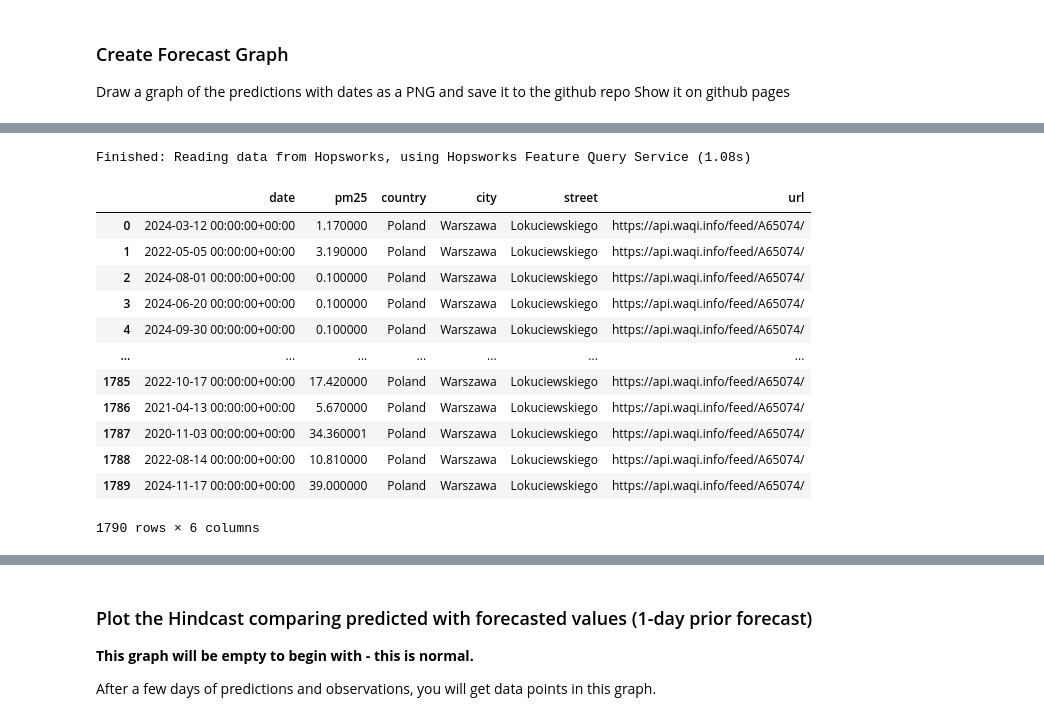
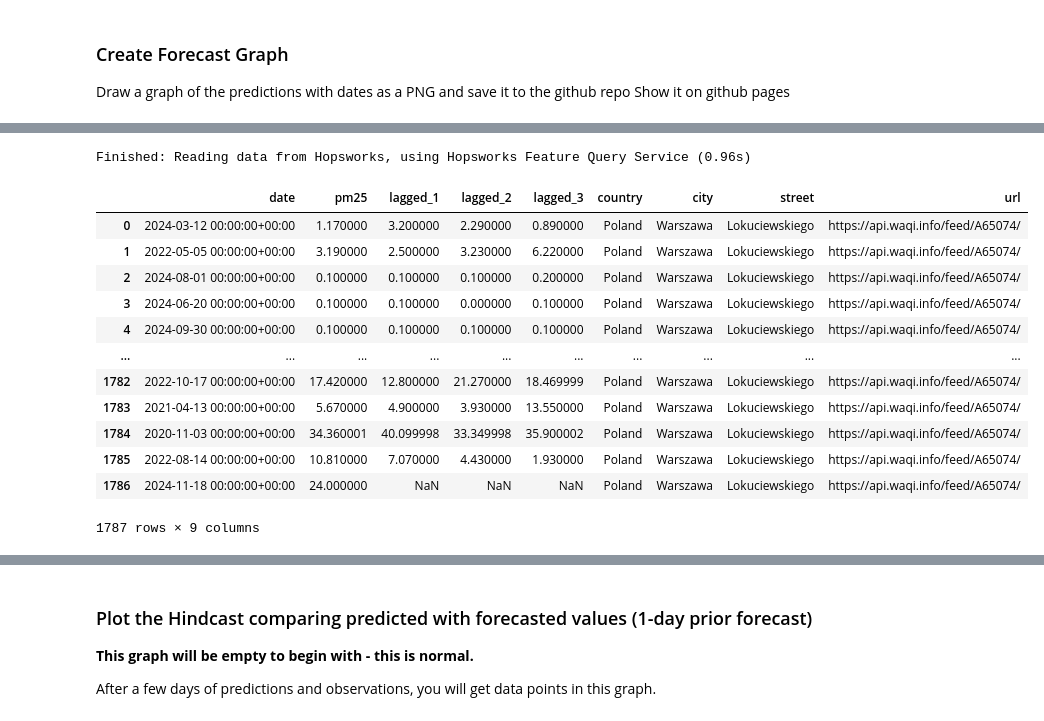
Before and after one commit to Braszczynski/mlfs-book-v2, a Jupyter notebook: notebooks/ch03/4_air_quality_batch_lagged_inference.ipynb, the cells around one changed output, grey strips where cells are left out. Drawn from its saved outputs; the diff is of its cells as text; code cells hidden in the pictures.

```diff
--- a/notebooks/ch03/4_air_quality_batch_lagged_inference.ipynb
+++ b/notebooks/ch03/4_air_quality_batch_lagged_inference.ipynb
@@ -225,25 +291,25 @@ Finished: Reading data from Hopsworks, using Hopsworks Feature Query Service (0.
 # %%
 air_quality_fg = fs.get_feature_group(
-    name='air_quality',
+    name='air_quality_lagged',
     version=1,
 )
 air_quality_df = air_quality_fg.read()
 air_quality_df
 # %% [output]
-Finished: Reading data from Hopsworks, using Hopsworks Feature Query Service (1.08s)
+Finished: Reading data from Hopsworks, using Hopsworks Feature Query Service (0.96s)
-|  | date | pm25 | country | city | street | url |
-| 0 | 2024-03-12 00:00:00+00:00 | 1.170000 | Poland | Warszawa | Lokuciewskiego | https://api.waqi.info/feed/A65074/ |
-| 1 | 2022-05-05 00:00:00+00:00 | 3.190000 | Poland | Warszawa | Lokuciewskiego | https://api.waqi.info/feed/A65074/ |
-| 2 | 2024-08-01 00:00:00+00:00 | 0.100000 | Poland | Warszawa | Lokuciewskiego | https://api.waqi.info/feed/A65074/ |
-| 3 | 2024-06-20 00:00:00+00:00 | 0.100000 | Poland | Warszawa | Lokuciewskiego | https://api.waqi.info/feed/A65074/ |
-| 4 | 2024-09-30 00:00:00+00:00 | 0.100000 | Poland | Warszawa | Lokuciewskiego | https://api.waqi.info/feed/A65074/ |
-| ... | ... | ... | ... | ... | ... | ... |
-| 1785 | 2022-10-17 00:00:00+00:00 | 17.420000 | Poland | Warszawa | Lokuciewskiego | https://api.waqi.info/feed/A65074/ |
-| 1786 | 2021-04-13 00:00:00+00:00 | 5.670000 | Poland | Warszawa | Lokuciewskiego | https://api.waqi.info/feed/A65074/ |
-| 1787 | 2020-11-03 00:00:00+00:00 | 34.360001 | Poland | Warszawa | Lokuciewskiego | https://api.waqi.info/feed/A65074/ |
-| 1788 | 2022-08-14 00:00:00+00:00 | 10.810000 | Poland | Warszawa | Lokuciewskiego | https://api.waqi.info/feed/A65074/ |
-| 1789 | 2024-11-17 00:00:00+00:00 | 39.000000 | Poland | Warszawa | Lokuciewskiego | https://api.waqi.info/feed/A65074/ |
+|  | date | pm25 | lagged_1 | lagged_2 | lagged_3 | country | city | street | url |
+| 0 | 2024-03-12 00:00:00+00:00 | 1.170000 | 3.200000 | 2.290000 | 0.890000 | Poland | Warszawa | Lokuciewskiego | https://api.waqi.info/feed/A65074/ |
+| 1 | 2022-05-05 00:00:00+00:00 | 3.190000 | 2.500000 | 3.230000 | 6.220000 | Poland | Warszawa | Lokuciewskiego | https://api.waqi.info/feed/A65074/ |
+| 2 | 2024-08-01 00:00:00+00:00 | 0.100000 | 0.100000 | 0.100000 | 0.200000 | Poland | Warszawa | Lokuciewskiego | https://api.waqi.info/feed/A65074/ |
+| 3 | 2024-06-20 00:00:00+00:00 | 0.100000 | 0.100000 | 0.000000 | 0.100000 | Poland | Warszawa | Lokuciewskiego | https://api.waqi.info/feed/A65074/ |
+| 4 | 2024-09-30 00:00:00+00:00 | 0.100000 | 0.100000 | 0.100000 | 0.100000 | Poland | Warszawa | Lokuciewskiego | https://api.waqi.info/feed/A65074/ |
+| ... | ... | ... | ... | ... | ... | ... | ... | ... | ... |
+| 1782 | 2022-10-17 00:00:00+00:00 | 17.420000 | 12.800000 | 21.270000 | 18.469999 | Poland | Warszawa | Lokuciewskiego | https://api.waqi.info/feed/A65074/ |
+| 1783 | 2021-04-13 00:00:00+00:00 | 5.670000 | 4.900000 | 3.930000 | 13.550000 | Poland | Warszawa | Lokuciewskiego | https://api.waqi.info/feed/A65074/ |
+| 1784 | 2020-11-03 00:00:00+00:00 | 34.360001 | 40.099998 | 33.349998 | 35.900002 | Poland | Warszawa | Lokuciewskiego | https://api.waqi.info/feed/A65074/ |
+| 1785 | 2022-08-14 00:00:00+00:00 | 10.810000 | 7.070000 | 4.430000 | 1.930000 | Poland | Warszawa | Lokuciewskiego | https://api.waqi.info/feed/A65074/ |
+| 1786 | 2024-11-18 00:00:00+00:00 | 24.000000 | NaN | NaN | NaN | Poland | Warszawa | Lokuciewskiego | https://api.waqi.info/feed/A65074/ |
-1790 rows × 6 columns
+1787 rows × 9 columns
 # %%
 outcome_df = air_quality_df[['date', 'pm25']]
 preds_df =  monitoring_df[['date', 'predicted_pm25']]
```
Also changed, not shown: parts of 15 cells of this notebook, 11 other files.
